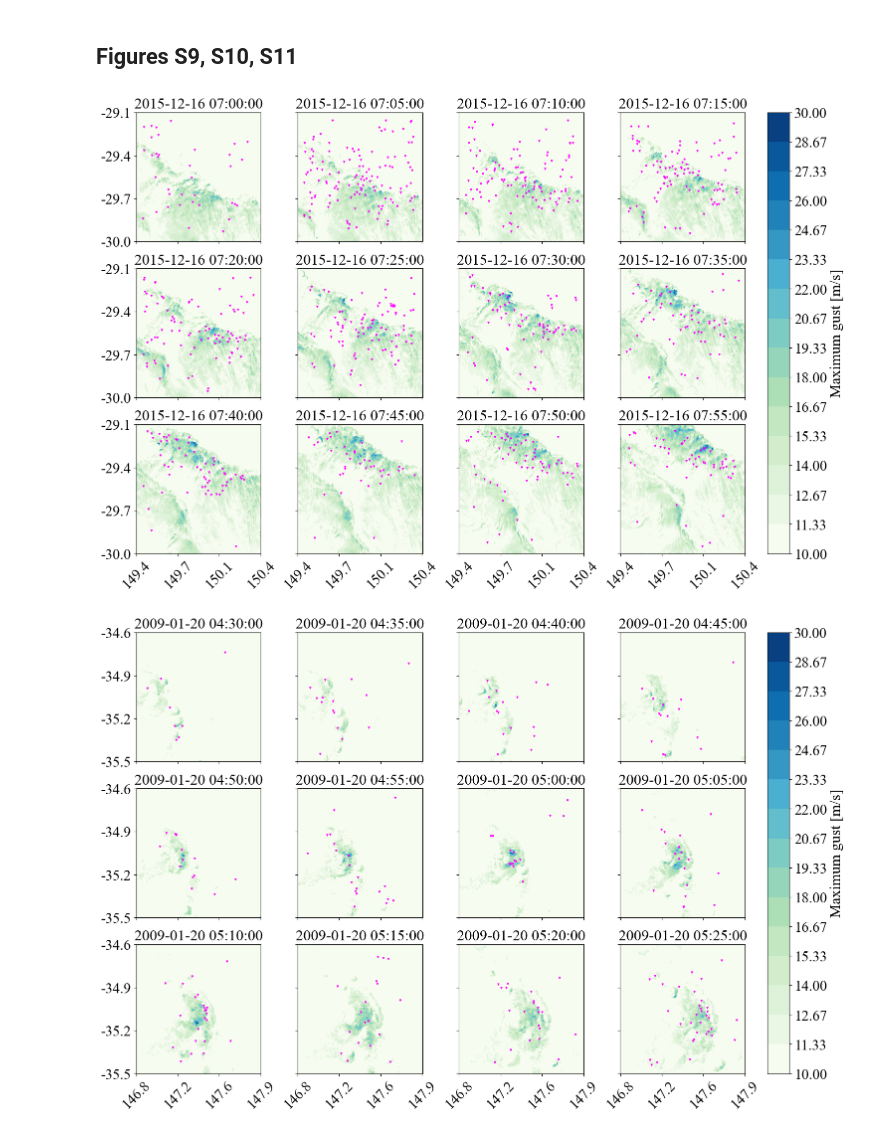
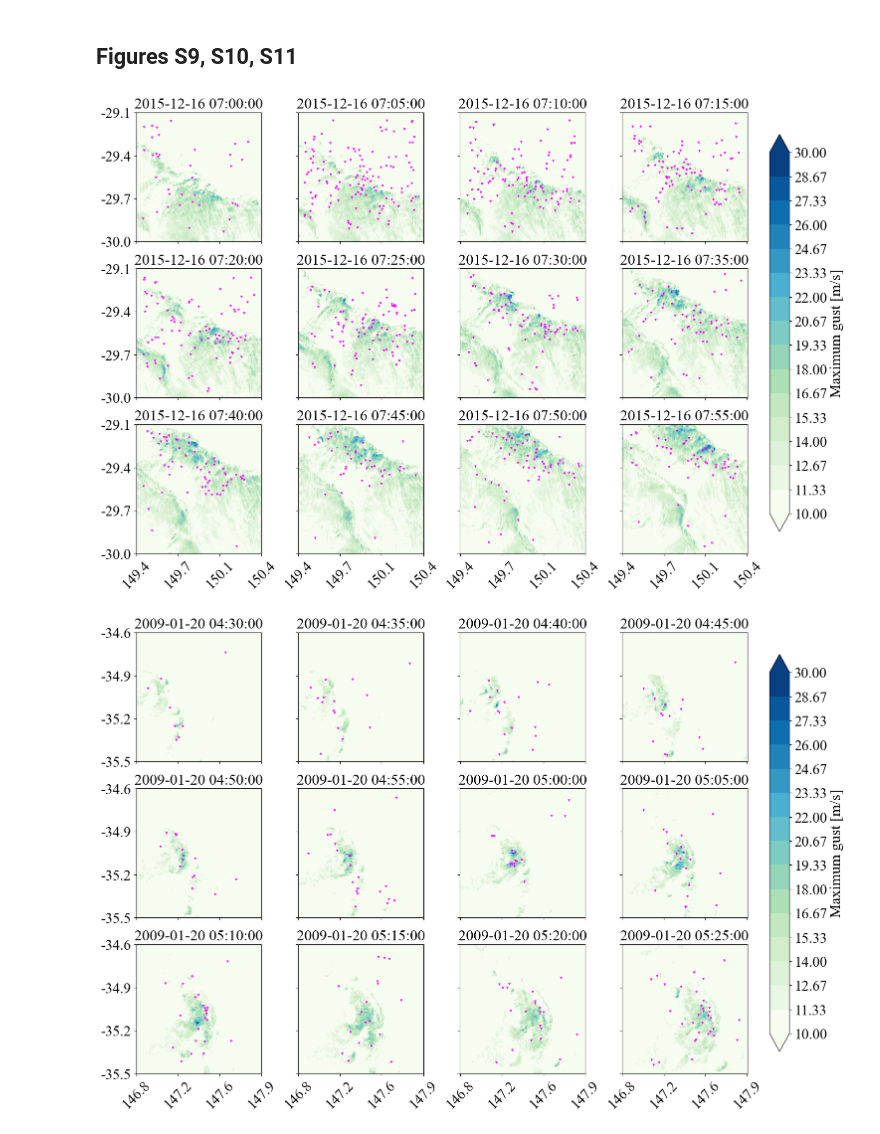
Before and after one commit to aisazau9/Gusts_downdrafts, a Jupyter notebook: figures/Figures_S9-11.ipynb, the cells around one changed output. Saved outputs shown, nothing was run; the diff lists cells and outputs as text; code cells hidden in the pictures.

Commit message:
changes in sup figures

```diff
--- a/figures/Figures_S9-11.ipynb
+++ b/figures/Figures_S9-11.ipynb
@@ -219,9 +219,8 @@ def plot_2D_alltimes(case, var, cmap="viridis", vmin=10, vmax=30,
             levels=levels)
 
         # Plot downdrafts
-        for downdraft in [True]:
-            _, _, x_pos, y_pos, z_pos = get_thermals(case,downdraft,idx_plot)
-            ax.scatter(x_pos,y_pos,marker="v" ,color="magenta",s = 5)
+        _, _, x_pos, y_pos, z_pos = get_thermals(case,True,idx_plot)
+        ax.scatter(x_pos,y_pos,marker="v" ,color="magenta",s = 5)
 
         ax.set_title(f"{times_track[case][idx_plot]}")
         ax.set_xticks(xticks)
@@ -239,7 +238,7 @@ def plot_2D_alltimes(case, var, cmap="viridis", vmin=10, vmax=30,
     norm = mcolors.BoundaryNorm(clevs, plt.get_cmap(cmap).N)
     sm = plt.cm.ScalarMappable(cmap=cmap,norm=norm)
     sm.set_array([])
-    cbar = fig.colorbar(sm,ax=axes.tolist(),ticks=clevs,boundaries=clevs,shrink=1.0,pad=0.01)
+    cbar = fig.colorbar(sm,ax=axes.tolist(),ticks=clevs,boundaries=clevs,shrink=0.9,pad=0.01,extend='both')
 
     if cbar_kwargs is not None:
         cbar.set_label(cbar_kwargs.get("label", ""))
@@ -249,15 +248,15 @@ def plot_2D_alltimes(case, var, cmap="viridis", vmin=10, vmax=30,
 # %%
 # Case 1
 plot_2D_alltimes("CASE1", "WSMAX", cmap="GnBu",vmin=10, vmax=30, levels=16,
-              cbar_kwargs={"label": "Maximum gust [m/s]", "shrink": 1.0}, name_fig = "FigureS9")
+              cbar_kwargs={"label": "Maximum gust [m/s]"}, name_fig = "FigureS9")
 # %% [output]
-[figure, old version]
+[figure, new version]
 # %%
 # Case 2
 plot_2D_alltimes("CASE2_new", "WSMAX", cmap="GnBu",vmin=10, vmax=30, levels=16,
-              cbar_kwargs={"label": "Maximum gust [m/s]", "shrink": 1.0}, name_fig = "FigureS10")
+              cbar_kwargs={"label": "Maximum gust [m/s]"}, name_fig = "FigureS10")
 # %% [output]
-[figure, old version]
+[figure, new version]
 # %%
 # Case 3
 plot_2D_alltimes("CASE3_new", "WSMAX", cmap="GnBu",vmin=10, vmax=30, levels=20,
```
Also changed, not shown: parts of 1 cell of this notebook, 10 other files.
